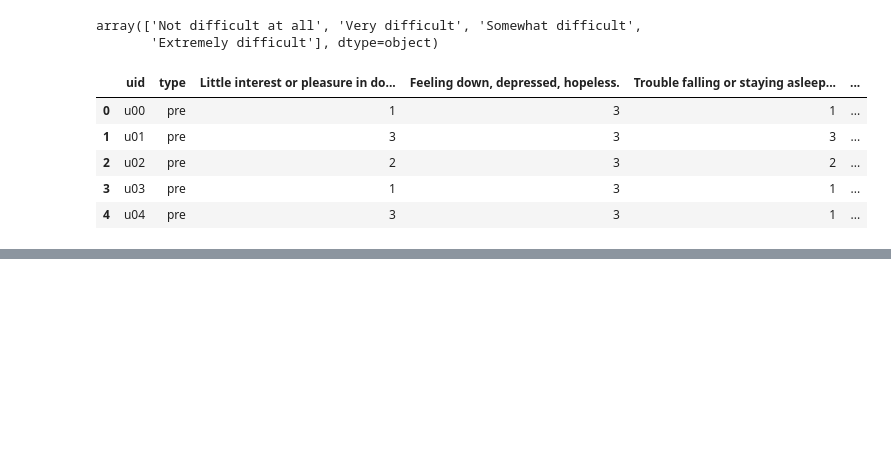
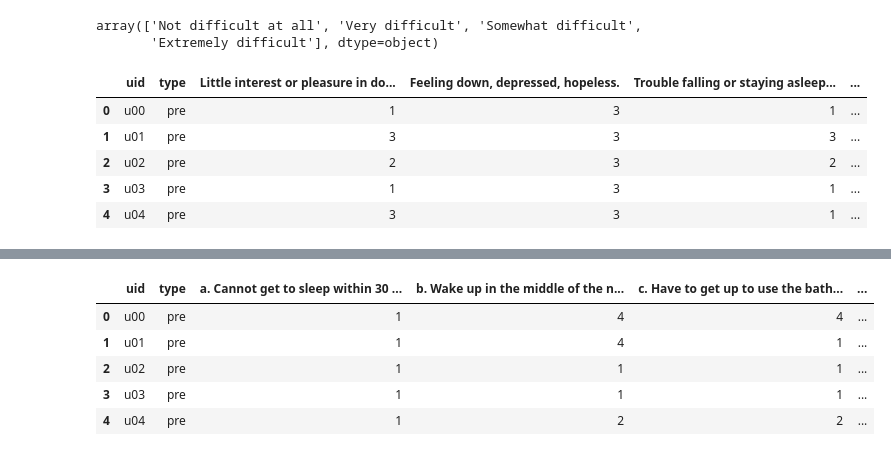
Before and after one commit to fanxu30/student_mental_health_ml, a Jupyter notebook: raw_data/surveys/surveys_clean.ipynb, the cells around one changed output, grey strips where cells are left out. Saved outputs shown, nothing was run; the diff lists cells and outputs as text; code cells hidden in the pictures; blank space fills up the shorter version.

```diff
--- a/raw_data/surveys/surveys_clean.ipynb
+++ b/raw_data/surveys/surveys_clean.ipynb
@@ -172,0 +280,21 @@ vr_12_df.head()
+# %%
+psqi_order = ['Not during the past month', 'Less than once week', 'Once or a twice week', 'Three or a more times week']
+psqi_order_2 = ['Very bad','Fairly bad','Fairly good','Very good']
+for col in psqi_df.columns:
+    if col not in [
+        'uid','type',"During the past month, how would you rate your sleep quality overall?"
+        ]:
+        psqi_df[col] = pd.Categorical(psqi_df[col], categories=psqi_order, ordered=True)
+        psqi_df[col] = psqi_df[col].cat.codes + 1
+    elif col in ["During the past month, how would you rate your sleep quality overall?"]:
+        psqi_df[col] = pd.Categorical(psqi_df[col], categories=psqi_order_2, ordered=True)
+        psqi_df[col] = psqi_df[col].cat.codes + 1
+
+psqi_df.head()
+# %% [output]
+|  | uid | type | a. Cannot get to sleep within 30 ... | b. Wake up in the middle of the n... | c. Have to get up to use the bath... | ... |
+| 0 | u00 | pre | 1 | 4 | 4 | ... |
+| 1 | u01 | pre | 1 | 4 | 1 | ... |
+| 2 | u02 | pre | 1 | 1 | 1 | ... |
+| 3 | u03 | pre | 1 | 1 | 1 | ... |
+| 4 | u04 | pre | 1 | 2 | 2 | ... |
```
Also changed, not shown: parts of 13 cells of this notebook, 2 other files.
